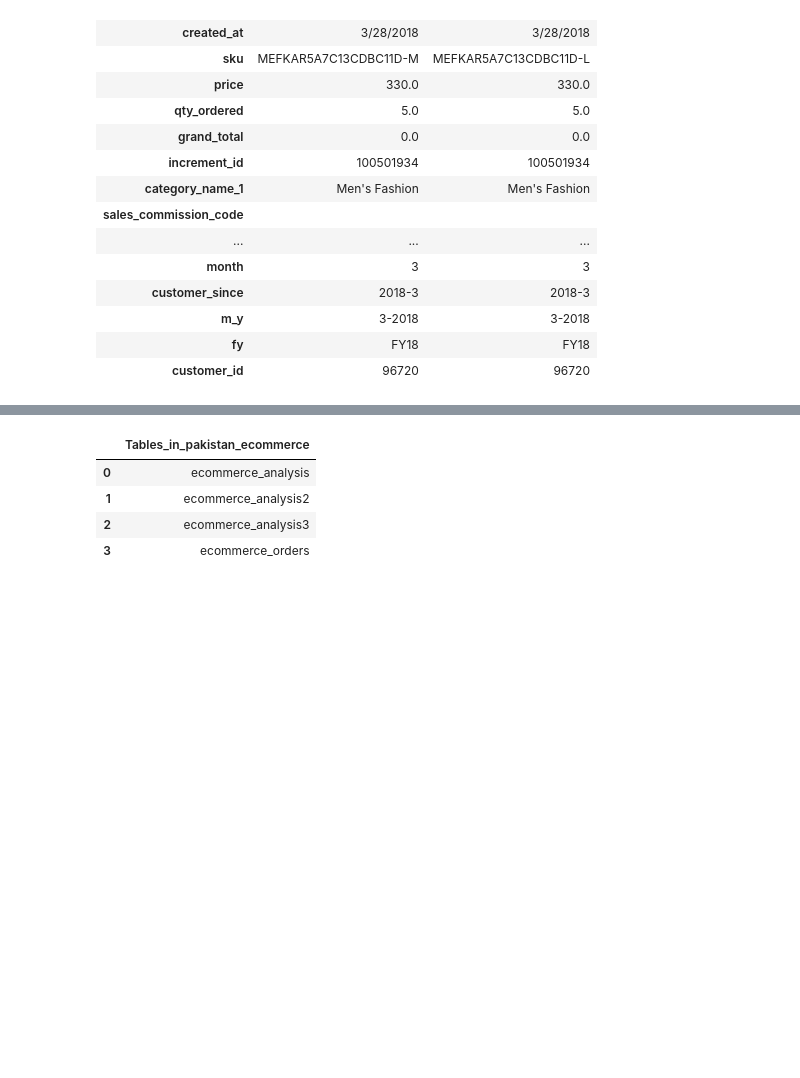
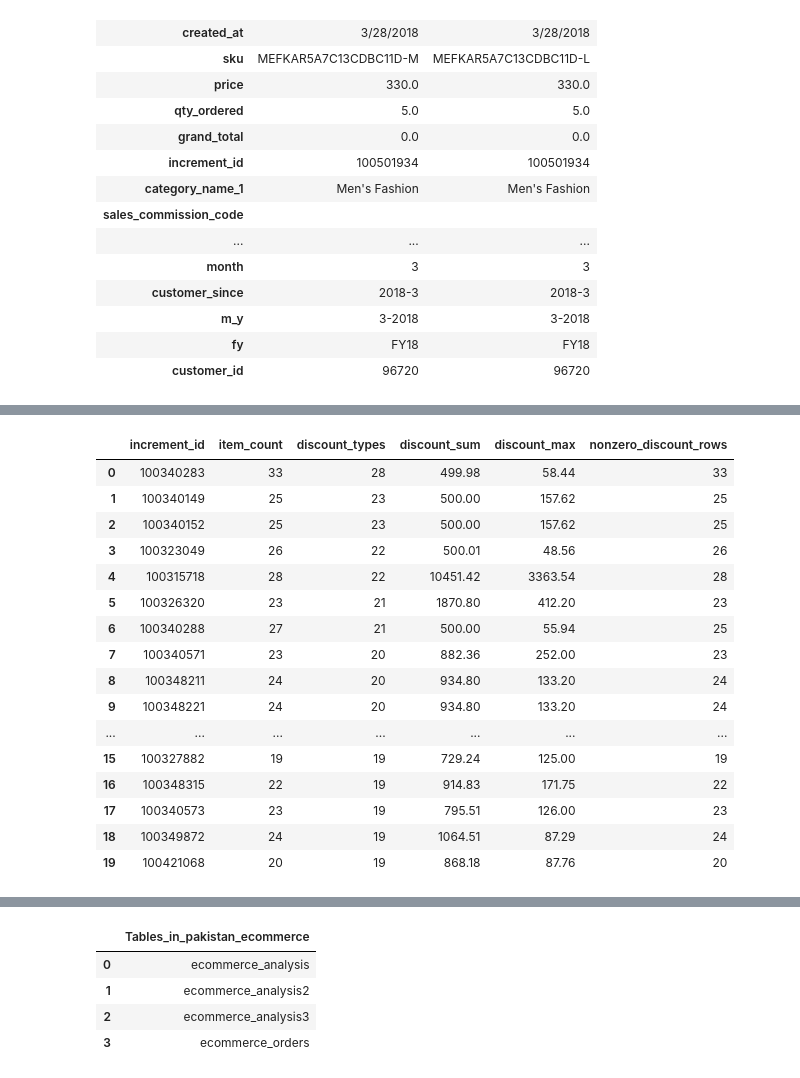
Before and after one commit to Udon-datascience/opendata_analysis, a Jupyter notebook: 3/3_analysis3.ipynb, the cells around one changed output, grey strips where cells are left out. Drawn from its saved outputs; the diff is of its cells as text; code cells hidden in the pictures; blank space fills up the shorter version.

```diff
--- a/3/3_analysis3.ipynb
+++ b/3/3_analysis3.ipynb
@@ -497,0 +526,35 @@ display(table.T)
+# %%
+query = """
+SELECT
+    increment_id,
+    COUNT(*) AS item_count,
+    COUNT(DISTINCT discount_amount) AS discount_types,
+    SUM(discount_amount) AS discount_sum,
+    MAX(discount_amount) AS discount_max,
+    COUNT(CASE WHEN discount_amount <> 0 THEN 1 END) AS nonzero_discount_rows
+FROM ecommerce_orders
+GROUP BY increment_id
+ORDER BY discount_types DESC;
+"""
+
+df_discount_summary = pd.read_sql(query, engine)
+
+display(df_discount_summary.head(20))
+# %% [output]
+|  | increment_id | item_count | discount_types | discount_sum | discount_max | nonzero_discount_rows |
+| 0 | 100340283 | 33 | 28 | 499.98 | 58.44 | 33 |
+| 1 | 100340149 | 25 | 23 | 500.00 | 157.62 | 25 |
+| 2 | 100340152 | 25 | 23 | 500.00 | 157.62 | 25 |
+| 3 | 100323049 | 26 | 22 | 500.01 | 48.56 | 26 |
+| 4 | 100315718 | 28 | 22 | 10451.42 | 3363.54 | 28 |
+| 5 | 100326320 | 23 | 21 | 1870.80 | 412.20 | 23 |
+| 6 | 100340288 | 27 | 21 | 500.00 | 55.94 | 25 |
+| 7 | 100340571 | 23 | 20 | 882.36 | 252.00 | 23 |
+| 8 | 100348211 | 24 | 20 | 934.80 | 133.20 | 24 |
+| 9 | 100348221 | 24 | 20 | 934.80 | 133.20 | 24 |
+| ... | ... | ... | ... | ... | ... | ... |
+| 15 | 100327882 | 19 | 19 | 729.24 | 125.00 | 19 |
+| 16 | 100348315 | 22 | 19 | 914.83 | 171.75 | 22 |
+| 17 | 100340573 | 23 | 19 | 795.51 | 126.00 | 23 |
+| 18 | 100349872 | 24 | 19 | 1064.51 | 87.29 | 24 |
+| 19 | 100421068 | 20 | 19 | 868.18 | 87.76 | 20 |
```
Also changed, not shown: parts of 9 cells of this notebook, 1 other file.
